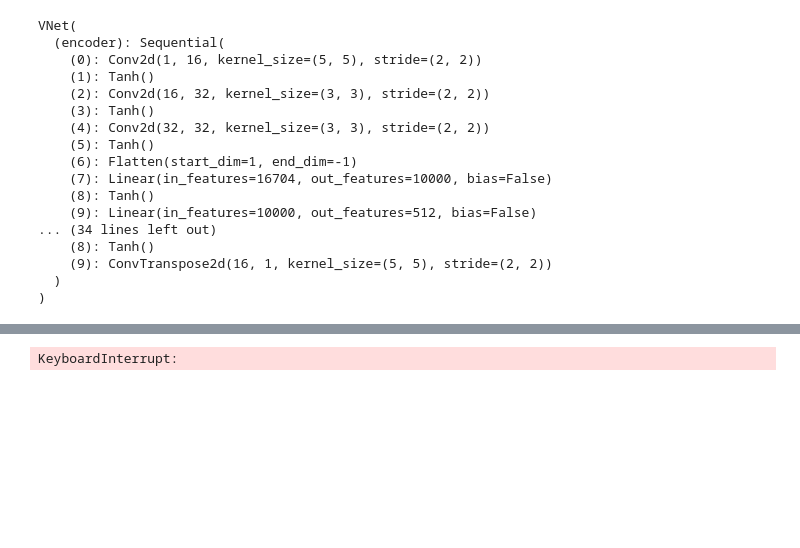
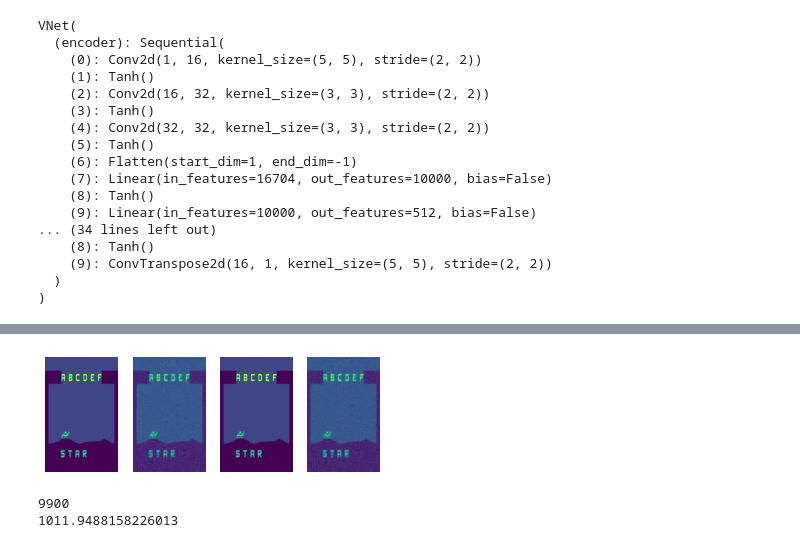
Before and after one commit to jordandekraker/HippoNet, a Jupyter notebook: AtariSpace_basic.ipynb, the cells around one changed output, grey strips where cells are left out. Drawn from its saved outputs; the diff is of its cells as text; code cells hidden in the pictures; blank space fills up the shorter version.

```diff
--- a/AtariSpace_basic.ipynb
+++ b/AtariSpace_basic.ipynb
@@ -413,48 +391,54 @@ current_LV = vnet.forward(current_frame, model='frozen')
 # 1a) choose next action from the current LV
 # 1b) make a prediction from the current LV about the next LV
 # 1c) reconstruct the next frame from the predicted LV
 # 2) take the action and get the actual next frame+LV
 # 3a) train VNet to reconstruct the current frame from the current LV
 # 3b) train HNet to predict next LV from the current LV
 # 3c) train MNet to maximize HLoss
 log = []
 t = time.time()
-for i in range(1000):
+for i in range(10000):
 
-    current_action = mnet.forward(current_LV, model='online')
-    predicted_LV = hnet.forward(current_LV,model='online')
-    recon_frame = vnet.backward(current_LV, model='online')
-    predicted_frame = vnet.backward(predicted_LV.detach(), model='frozen')
+    current_action = mnet.forward(current_LV.detach(), model='online')
+    predicted_LV = hnet.forward(torch.cat((current_LV.detach(),
+                                           current_action.detach()),dim=1),model='online')
+    recon_frame = vnet.backward(current_LV.detach(), model='online')
+    predicted_frame = vnet.backward(predicted_LV.detach(), model='online')
 
     vloss = VLoss(recon_frame,current_frame)
     VOptim.zero_grad()
     vloss.backward()
     VOptim.step()
 
-    frame = AtariSpace(np.argmax(current_action.to('cpu').detach()))
+    old_frame = copy.deepcopy(current_frame.detach())
+    a = np.argmax(current_action.to('cpu').detach())
+    frame = AtariSpace(a)
+    #frame = AtariSpace(19) # just cycle through
     frameproc(frame)
-    next_LV = vnet.forward(current_frame, model='frozen')
+    next_LV = vnet.forward(current_frame.detach(), model='online')
+    if i%100==0:
+        live_plot([old_frame,recon_frame,current_frame,predicted_frame])
+        print(i)
 
-    hloss = HLoss(predicted_LV,next_LV)
+    hloss = HLoss(predicted_LV,next_LV.detach())
     HOptim.zero_grad()
     hloss.backward()
     HOptim.step()
-    mloss = MLoss(current_action,hloss.detach())
+    mloss = -MLoss(current_action,hloss.detach()/512)
     MOptim.zero_grad()
     mloss.backward()
     MOptim.step()
 
-    log.append([vloss.to('cpu').detach(), hloss.to('cpu').detach(), mloss.to('cpu').detach()])
-
-    live_plot([current_frame,recon_frame,predicted_frame])
+    log.append([vloss.to('cpu').detach(), hloss.to('cpu').detach(), mloss.to('cpu').detach(), g])
     current_LV = next_LV
-
-    del current_action, predicted_LV, recon_frame, predicted_frame, next_LV, vloss, hloss, mloss
+    del predicted_LV, recon_frame, predicted_frame, next_LV, hloss, vloss, mloss
 
 elapsed = time.time() - t
 print(elapsed)
 # %% [output]
+[figure, added]
-KeyboardInterrupt:
+9900
+1011.9488158226013
 # %%
 plt.figure(figsize=(16, 4), dpi=80)
 log = np.asarray(log)
```
Also changed, not shown: parts of 12 cells of this notebook.
